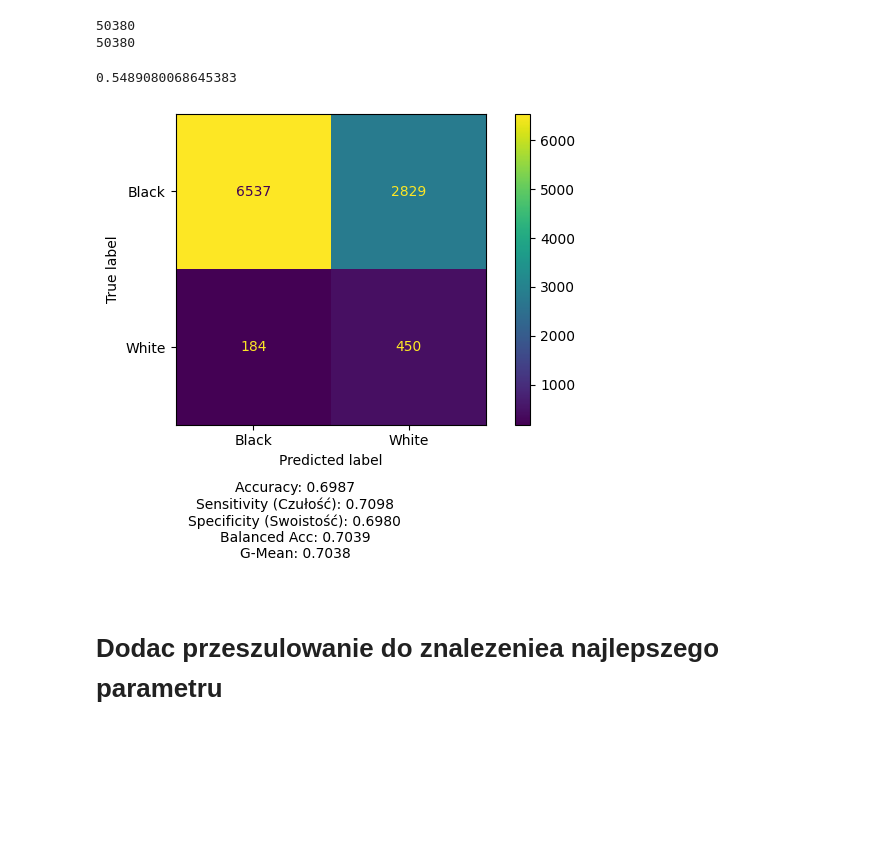
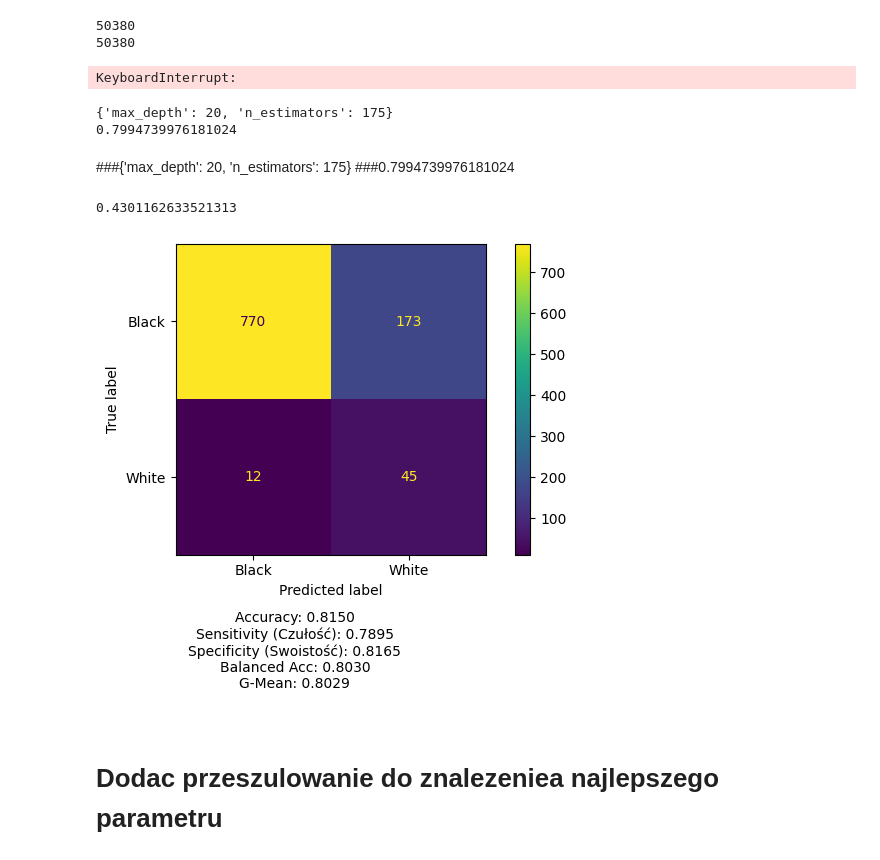
Before and after one commit to StanislawMarszalek/segmentation-of-fundus-images, a Jupyter notebook: machine_learining_notebook.ipynb, the cells around one changed output. Drawn from its saved outputs; the diff is of its cells as text; code cells hidden in the pictures; blank space fills up the shorter version.

Commit message:
Add image  preprocessing before learning the model

```diff
--- a/machine_learining_notebook.ipynb
+++ b/machine_learining_notebook.ipynb
@@ -34,12 +35,13 @@ all_features=[]
 all_lebels=[]
 for idx,element in enumerate(data):
     img=read_img(element[0])
+    img=preproces_pipeline(img,11)
     manual_=read_img(element[1])
     mask_=read_img(element[2])
 
     manual_=manual_[:,:,1]
     manual_=np.where(manual_>0,1,0)
-    max_x,max_y,_=img.shape
+    max_x,max_y=img.shape
     center_x,center_y=max_x//2,max_y//2
 
     half = KERNEL_SIZE // 2
@@ -82,4 +84,24 @@ print(y_train.count(0))
 # %% [output]
 50380
 50380
+# %%
+clasifier=RandomForestClassifier(random_state=42, n_jobs=-1)
+parameters={'n_estimators':[125,150,175],#Najzywej potem poszukac w okol konkretnej wartosci
+           'max_depth':[None,10,20,30],
+           'min_samples_split':[2,5,10],
+           'min_samples_leaf':[1,2,4]
+            }
+grid_search=GridSearchCV(clasifier,parameters,n_jobs=-1)
+grid_search.fit(X_train,y_train)
+# %% [output]
+KeyboardInterrupt:
+# %%
+print(grid_search.best_params_)
+print(grid_search.best_score_)
+# %% [output]
+{'max_depth': 20, 'n_estimators': 175}
+0.7994739976181024
+# %% [markdown]
+###{'max_depth': 20, 'n_estimators': 175}
+###0.7994739976181024
 # %%
@@ -87,17 +110,17 @@ clasifier=RandomForestClassifier().fit(X_train,y_train)
 # %%
 predictions=[]
 for idx,(x, y ) in enumerate(zip(X_test, y_test)):
-    pred=clasifier.predict(np.array(x).reshape(1, -1))
+    pred=grid_search.predict(np.array(x).reshape(1, -1))
     #val=root_mean_squared_error(np.array([y]),pred)
     predictions.append(pred[0])
-    if idx==9_999:
+    if idx==999:
         break
 # %%
 from simple_statistics import create_confusions_matrix
-print(root_mean_squared_error(y_test[:10000],predictions))
-create_confusions_matrix(np.array(y_test[:10000]),np.array(predictions))
+print(root_mean_squared_error(y_test[:1000],predictions))
+create_confusions_matrix(np.array(y_test[:1000]),np.array(predictions))
 # %% [output]
-0.5489080068645383
+0.4301162633521313
-[figure, old version]
+[figure, new version]
 # %% [markdown]
 # Dodac przeszulowanie do znalezeniea najlepszego parametru
```
Also changed, not shown: parts of 2 cells of this notebook, 1 other file.
